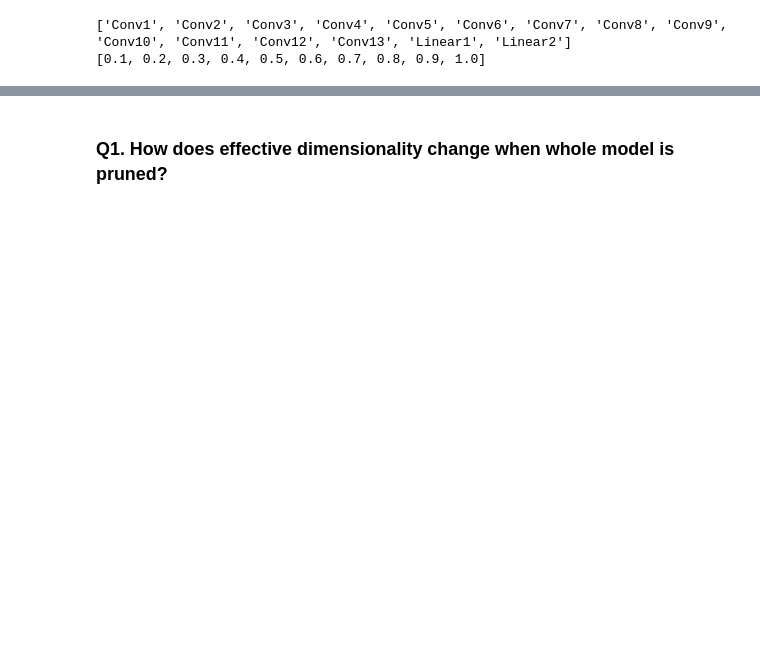
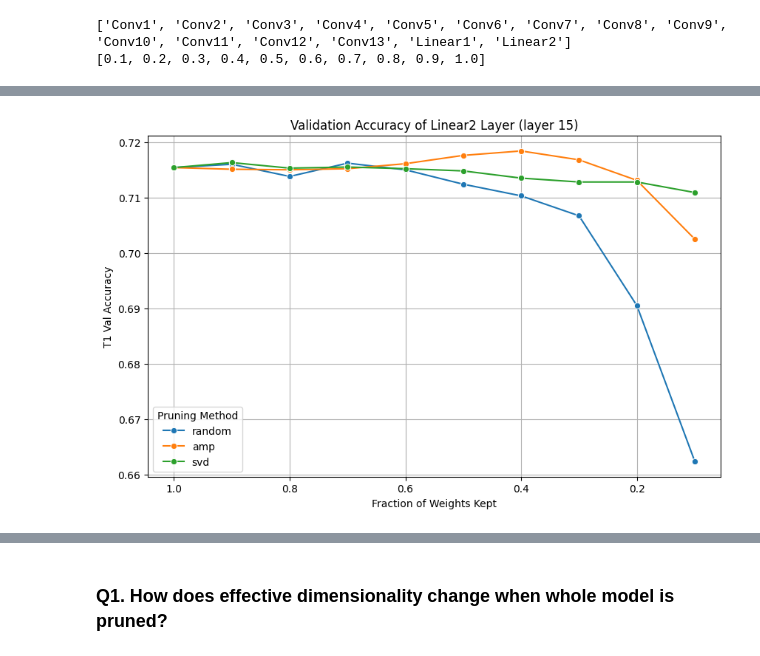
Before and after one commit to niranjanrajesh02/sparsity_alignment, a Jupyter notebook: 1_representation_space/plot_results.ipynb, the cells around one changed output, grey strips where cells are left out. Cells and saved outputs as stored; diff of their text form; code cells hidden in the pictures; blank space fills up the shorter version.

```diff
--- a/1_representation_space/plot_results.ipynb
+++ b/1_representation_space/plot_results.ipynb
@@ -75,6 +79,8 @@ sparsity_levels = get_sparsity_levels(prune_method='random', metric='eff_dim', p
 
 print(layer_names)
 print(sparsity_levels)
+methods = ['random', 'amp', 'svd']
+colors =  ['blue', 'orange', 'green']
 # %% [output]
 ['Conv1', 'Conv2', 'Conv3', 'Conv4', 'Conv5', 'Conv6', 'Conv7', 'Conv8', 'Conv9', 'Conv10', 'Conv11', 'Conv12', 'Conv13', 'Linear1', 'Linear2']
 [0.1, 0.2, 0.3, 0.4, 0.5, 0.6, 0.7, 0.8, 0.9, 1.0]
@@ -80,0 +123,20 @@ print(sparsity_levels)
+# %%
+# only penultimate layer
+i=-1
+fig, ax = plt.subplots(figsize=(10, 6))
+i = len(layer_names) - 1
+layer_name = layer_names[i]
+df = pd.DataFrame(index=np.arange(len(sparsity_levels)*3), columns=['sparsity_level', 'val_accs', 'method'])
+df['sparsity_level'] = sparsity_levels*3
+df['val_accs'] = np.concatenate([val_accs_random_layerwise[i, :, 0], val_accs_amp_layerwise[i, :, 0], val_accs_svd_layerwise[i, :, 0]])
+df['method'] = ['random']*len(sparsity_levels) + ['amp']*len(sparsity_levels) + ['svd']*len(sparsity_levels)
+p = sns.lineplot(data=df, x='sparsity_level', y='val_accs', hue='method', marker='o', ax=ax)
+p.colors = colors
+ax.set_title(f'Validation Accuracy of {layer_name} Layer (layer {i+1})')
+ax.set_xlabel('Fraction of Weights Kept')
+ax.set_ylabel('T1 Val Accuracy')
+ax.legend(title='Pruning Method')
+ax.grid()
+ax.invert_xaxis()
+# %% [output]
+[figure, added]
```
Also changed, not shown: parts of 16 cells of this notebook, 35 other files.
